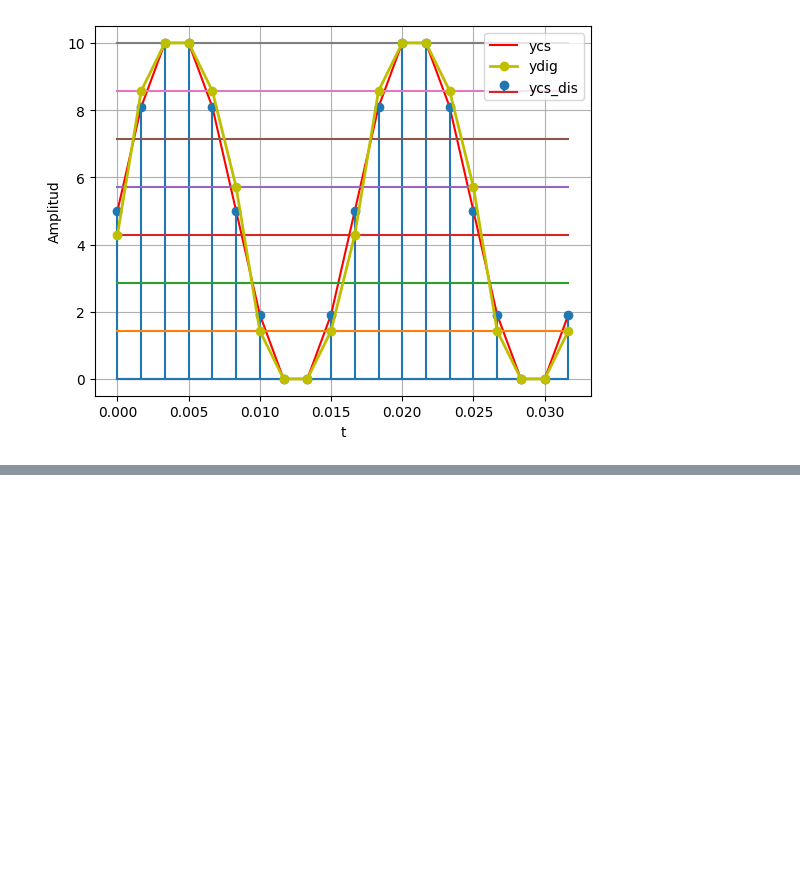
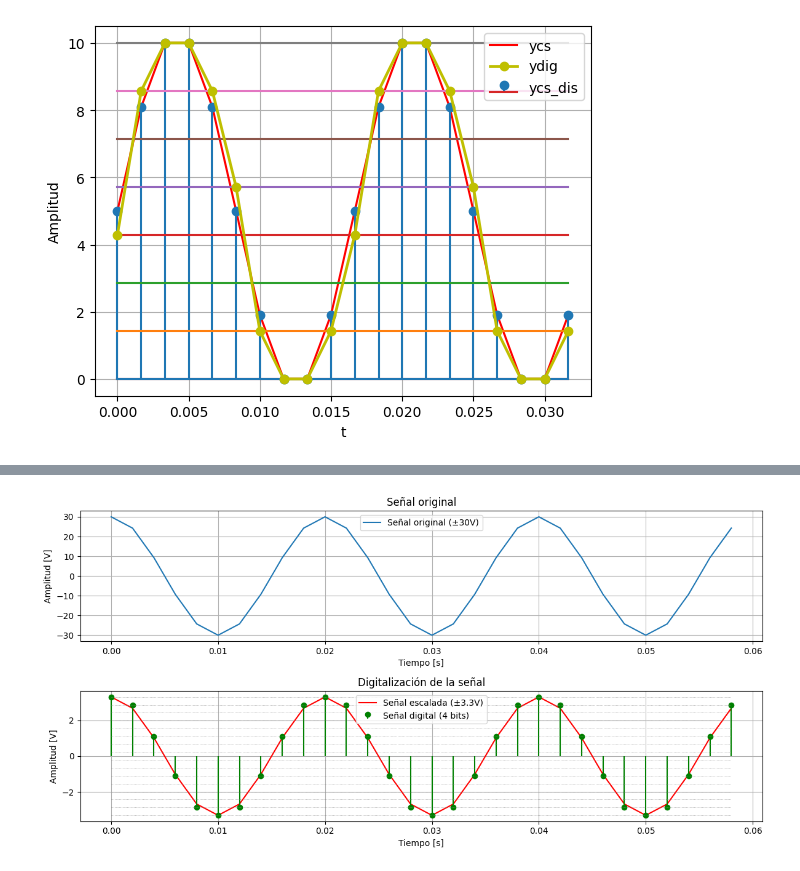
Before and after one commit to juligomez-web/Sys, a Jupyter notebook: Copia_de_ejemplo1SyS2021.ipynb, the cells around one changed output, grey strips where cells are left out. Cells and saved outputs as stored; diff of their text form; code cells hidden in the pictures; blank space fills up the shorter version.

```diff
--- a/Copia_de_ejemplo1SyS2021.ipynb
+++ b/Copia_de_ejemplo1SyS2021.ipynb
@@ -417,0 +499,57 @@ plt.show()
+# %%
+import numpy as np
+import matplotlib.pyplot as plt
+from scipy.spatial.distance import cdist
+
+# Parámetros de la señal
+f0 = 50  # Hz
+A = 30   # amplitud original [V]
+t_ciclos = 3 / f0  # duración de 3 ciclos
+Fs = 500  # frecuencia de muestreo (10 veces f0)
+Ts = 1/Fs
+t = np.arange(0, t_ciclos, Ts)
+
+# Señal original
+x = A * np.cos(2*np.pi*f0*t)
+
+# Escalamiento a rango del microprocesador [-3.3, 3.3]
+x_esc = (3.3/A) * x  # ahora la amplitud es ±3.3 V
+
+# Cuantización de 4 bits
+nbits = 4
+rmin, rmax = -3.3, 3.3
+niveles = np.linspace(rmin, rmax, 2**nbits)
+
+# Distancias y cuantización usando cdist + argmin
+d = cdist(x_esc.reshape(-1,1), niveles.reshape(-1,1))
+ind = np.argmin(d, axis=1)
+xq = niveles[ind]
+
+# Gráficas
+plt.figure(figsize=(12,6))
+
+# Señal original (antes de escalar)
+plt.subplot(2,1,1)
+plt.plot(t, x, label="Señal original (±30V)")
+plt.title("Señal original")
+plt.xlabel("Tiempo [s]")
+plt.ylabel("Amplitud [V]")
+plt.grid()
+plt.legend()
+
+# Señal escalada y digitalizada
+plt.subplot(2,1,2)
+plt.plot(t, x_esc, 'r', label="Señal escalada (±3.3V)")
+plt.stem(t, xq, linefmt='g-', markerfmt='go', basefmt=" ", label="Señal digital (4 bits)")
+for v in niveles:
+    plt.hlines(v, t[0], t[-1], colors='gray', linestyles='dotted', linewidth=0.5)
+
+plt.title("Digitalización de la señal")
+plt.xlabel("Tiempo [s]")
+plt.ylabel("Amplitud [V]")
+plt.legend()
+plt.grid()
+plt.tight_layout()
+plt.show()
+# %% [output]
+[figure, added]
```
Also changed, not shown: parts of 8 cells of this notebook.
